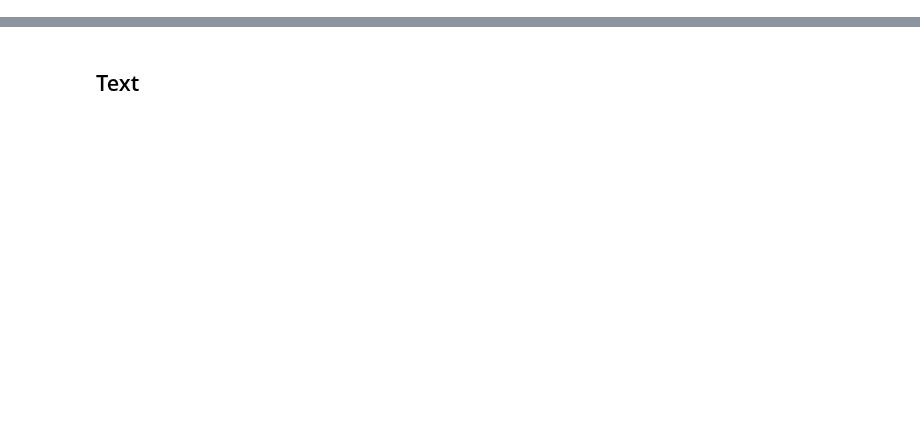
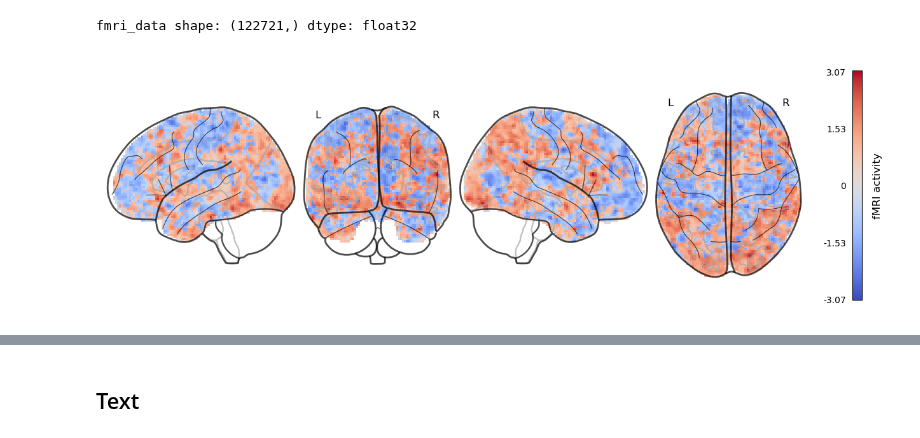
Before and after one commit to kriegeskorte-lab/multimodal_brain_encoder, a Jupyter notebook: cneuro_dataset/explore_dataset.ipynb, the cells around one changed output, grey strips where cells are left out. Cells and saved outputs as stored; diff of their text form; code cells hidden in the pictures; blank space fills up the shorter version.

```diff
--- a/cneuro_dataset/explore_dataset.ipynb
+++ b/cneuro_dataset/explore_dataset.ipynb
@@ -175,4 +18,0 @@ array([[[0., 0., 0., ..., 0., 0., 0.],
-# %%
-data_point, fmri_data = next(iter(train_dataloader))  # to check if the dataloader works
-print(data_point.keys())
-data_point
@@ -275,0 +19,7 @@ movie type: ood
+# %%
+from cneuro_dataset.cneuro_data import algonauts_dataset
+from args import get_args_parser
+parser = get_args_parser()
+args = parser.parse_args(args=[])
+print(args)
+root_data_dir = '/engram/nklab/datasets/'
@@ -275,0 +227,10 @@ movie type: ood
+# %%
+media_data, fmri_data = test_dataset[10]
+fmri_data = fmri_data[f'sub_{args.subj}']
+print("fmri_data shape:", fmri_data.shape, "dtype:", fmri_data.dtype)
+# %% [output]
+fmri_data shape: (122721,) dtype: float32
+# %%
+plot_fmri_on_brain(fmri_data, args.subj, readout_res=args.readout_res)
+# %% [output]
+[figure, added]
```
Also changed, not shown: parts of 35 cells of this notebook, 14 other files.
